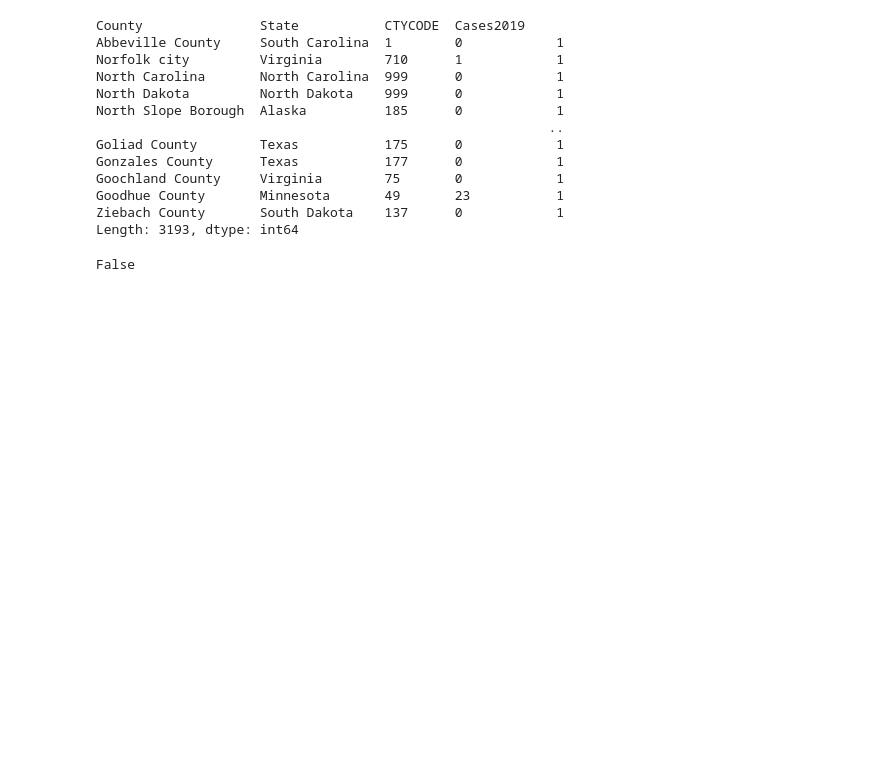
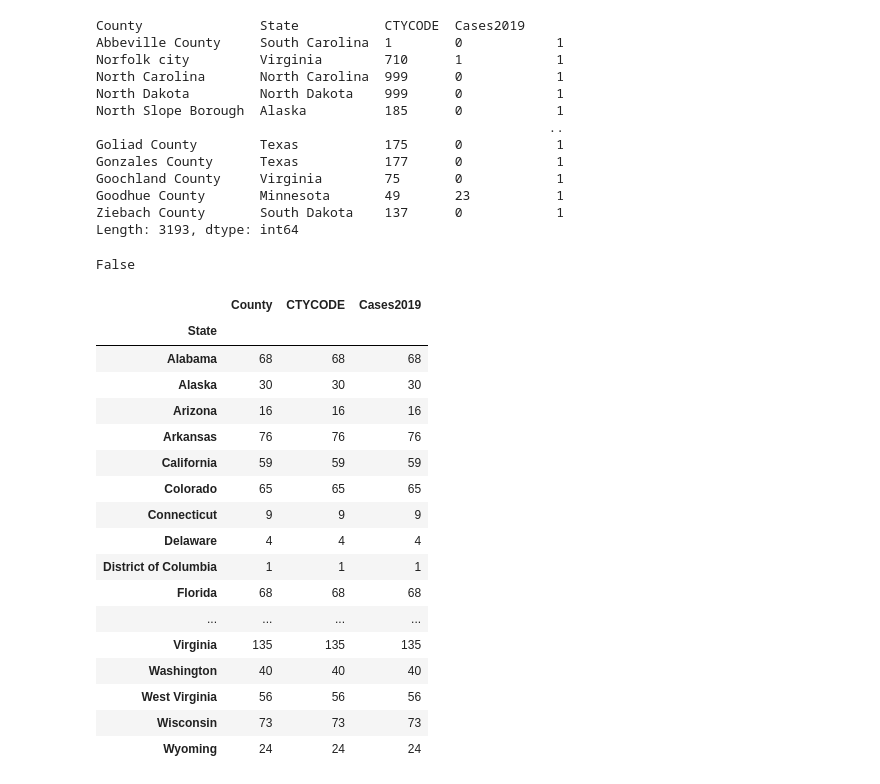
Before and after one commit to Tsoggy/Lyme_Disease, a Jupyter notebook: Lyme_ETL.ipynb, the cells around one changed output. Cells and saved outputs as stored; diff of their text form; code cells hidden in the pictures; blank space fills up the shorter version.

```diff
--- a/Lyme_ETL.ipynb
+++ b/Lyme_ETL.ipynb
@@ -124,3 +140,24 @@ Length: 3193, dtype: int64
 df_2019.isnull().values.any()
 # %% [output]
 False
+# %%
+df_2019.groupby(['State']).count()
+# %% [output]
+|  | County | CTYCODE | Cases2019 |
+| State |  |  |  |
+| Alabama | 68 | 68 | 68 |
+| Alaska | 30 | 30 | 30 |
+| Arizona | 16 | 16 | 16 |
+| Arkansas | 76 | 76 | 76 |
+| California | 59 | 59 | 59 |
+| Colorado | 65 | 65 | 65 |
+| Connecticut | 9 | 9 | 9 |
+| Delaware | 4 | 4 | 4 |
+| District of Columbia | 1 | 1 | 1 |
+| Florida | 68 | 68 | 68 |
+| ... | ... | ... | ... |
+| Virginia | 135 | 135 | 135 |
+| Washington | 40 | 40 | 40 |
+| West Virginia | 56 | 56 | 56 |
+| Wisconsin | 73 | 73 | 73 |
+| Wyoming | 24 | 24 | 24 |
```
Also changed, not shown: parts of 3 cells of this notebook, 2 other files.
